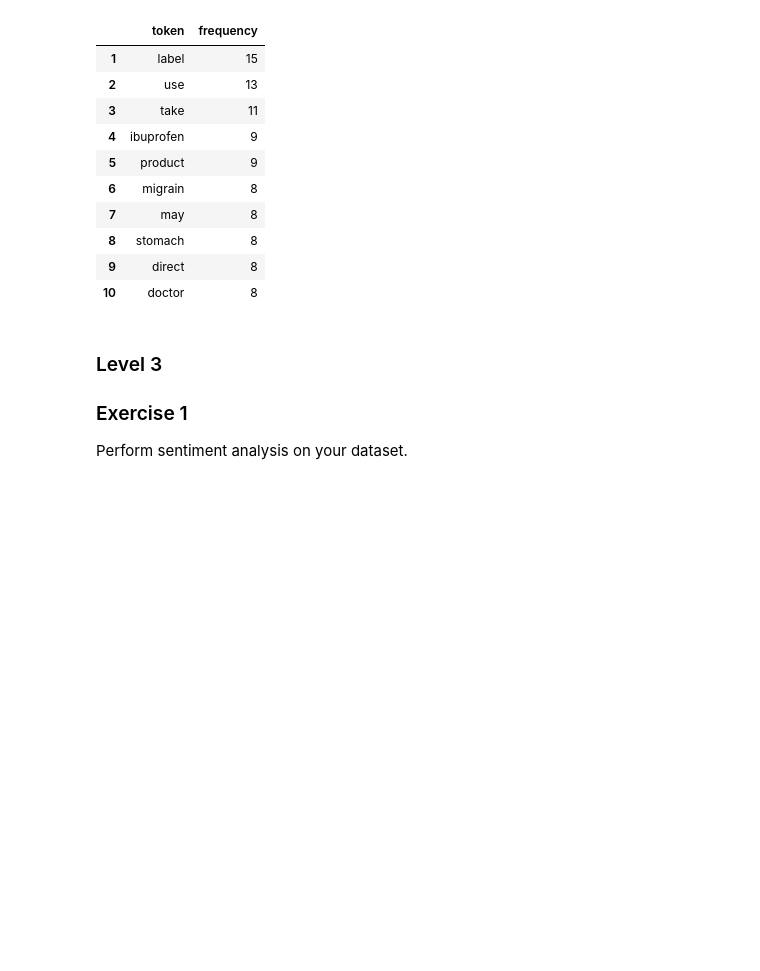
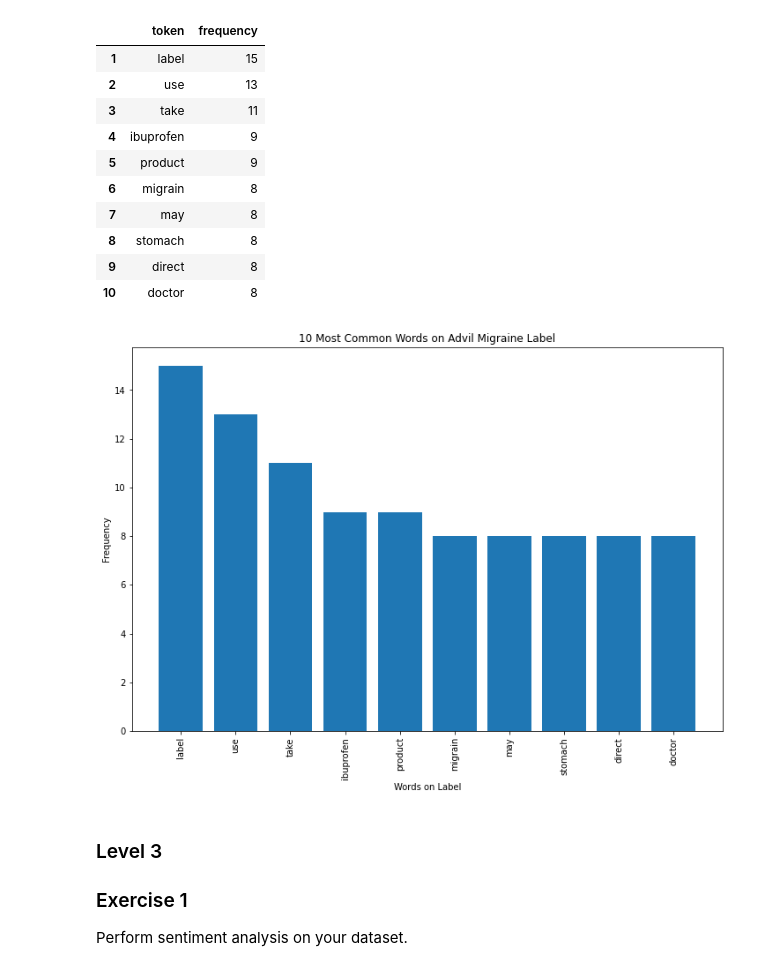
Before and after one commit to KatBCN/Machine-Learning-avan-at, a Jupyter notebook: Sprint 12 - Task 1 - NLP.ipynb, the cells around one changed output. Cells and saved outputs as stored; diff of their text form; code cells hidden in the pictures; blank space fills up the shorter version.

```diff
--- a/Sprint 12 - Task 1 - NLP.ipynb
+++ b/Sprint 12 - Task 1 - NLP.ipynb
@@ -241,6 +242,16 @@ dfWords.head(10)
 | 8 | stomach | 8 |
 | 9 | direct | 8 |
 | 10 | doctor | 8 |
+# %%
+plt.bar(dfWords.token.head(10),dfWords.frequency.head(10))
+plt.title("10 Most Common Words on Advil Migraine Label")
+plt.xlabel("Words on Label")
+plt.xticks(rotation=90)
+plt.ylabel("Frequency")
+plt.rcParams["figure.figsize"] = (10,6)
+plt.show()
+# %% [output]
+[figure, added]
 # %% [markdown]
 ### Level 3
 ### Exercise 1
```
Also changed, not shown: parts of 5 cells of this notebook.
